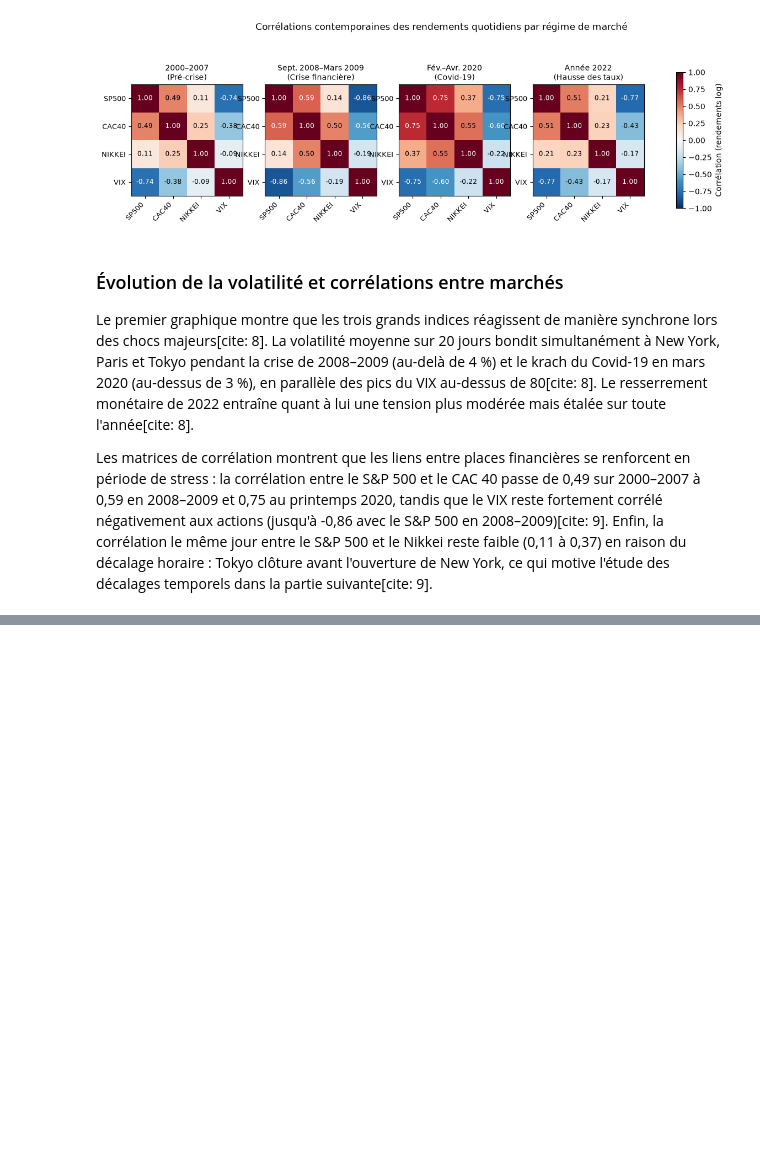
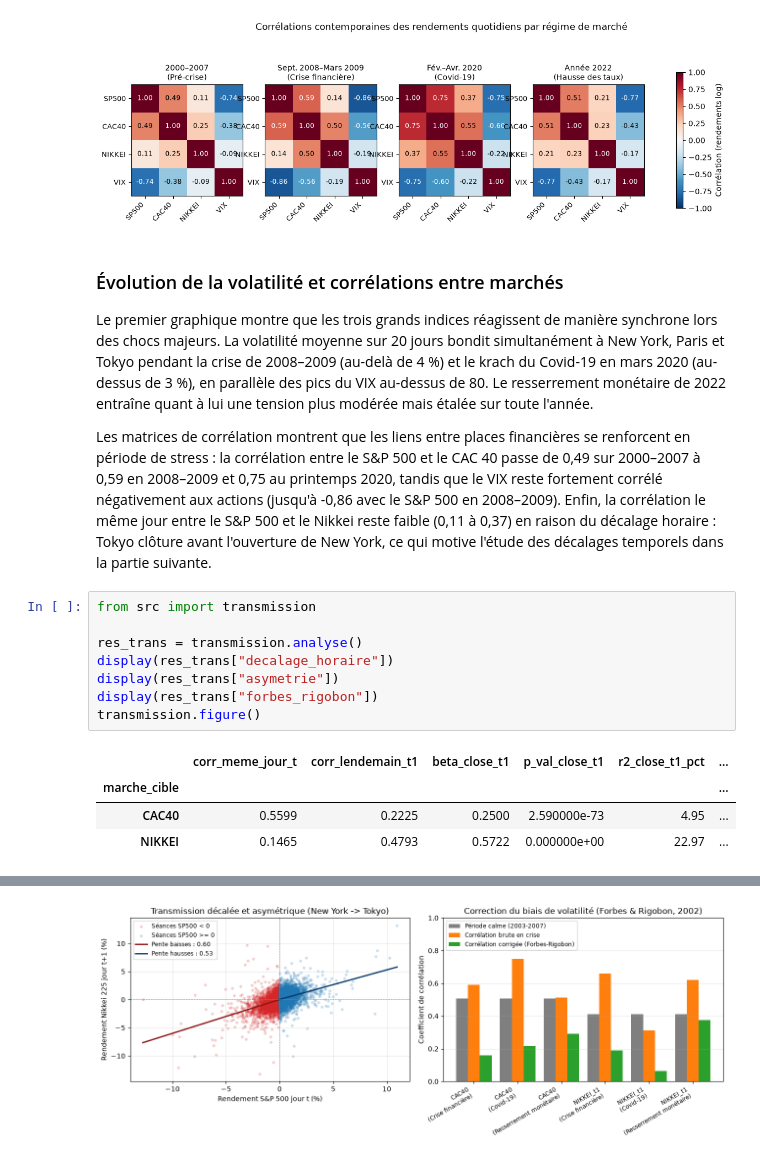
Before and after one commit to Aldm765/Ensae-projet-python-2026, a Jupyter notebook: brouillons/marches.ipynb, the cells around one changed output, grey strips where cells are left out. Saved outputs shown, nothing was run; the diff lists cells and outputs as text; blank space fills up the shorter version.

Commit message:
Ajouter l'analyse de transmission, asymétrie et correction Forbes-Rigobon

```diff
--- a/brouillons/marches.ipynb
+++ b/brouillons/marches.ipynb
@@ -68,6 +68,19 @@ fig1, fig2 = figure()
 # %% [markdown]
 ### Évolution de la volatilité et corrélations entre marchés
 
-Le premier graphique montre que les trois grands indices réagissent de manière synchrone lors des chocs majeurs[cite: 8]. La volatilité moyenne sur 20 jours bondit simultanément à New York, Paris et Tokyo pendant la crise de 2008–2009 (au-delà de 4 %) et le krach du Covid-19 en mars 2020 (au-dessus de 3 %), en parallèle des pics du VIX au-dessus de 80[cite: 8]. Le resserrement monétaire de 2022 entraîne quant à lui une tension plus modérée mais étalée sur toute l'année[cite: 8].
+Le premier graphique montre que les trois grands indices réagissent de manière synchrone lors des chocs majeurs. La volatilité moyenne sur 20 jours bondit simultanément à New York, Paris et Tokyo pendant la crise de 2008–2009 (au-delà de 4 %) et le krach du Covid-19 en mars 2020 (au-dessus de 3 %), en parallèle des pics du VIX au-dessus de 80. Le resserrement monétaire de 2022 entraîne quant à lui une tension plus modérée mais étalée sur toute l'année.
 
-Les matrices de corrélation montrent que les liens entre places financières se renforcent en période de stress : la corrélation entre le S&P 500 et le CAC 40 passe de 0,49 sur 2000–2007 à 0,59 en 2008–2009 et 0,75 au printemps 2020, tandis que le VIX reste fortement corrélé négativement aux actions (jusqu'à -0,86 avec le S&P 500 en 2008–2009)[cite: 9]. Enfin, la corrélation le même jour entre le S&P 500 et le Nikkei reste faible (0,11 à 0,37) en raison du décalage horaire : Tokyo clôture avant l'ouverture de New York, ce qui motive l'étude des décalages temporels dans la partie suivante[cite: 9].
+Les matrices de corrélation montrent que les liens entre places financières se renforcent en période de stress : la corrélation entre le S&P 500 et le CAC 40 passe de 0,49 sur 2000–2007 à 0,59 en 2008–2009 et 0,75 au printemps 2020, tandis que le VIX reste fortement corrélé négativement aux actions (jusqu'à -0,86 avec le S&P 500 en 2008–2009). Enfin, la corrélation le même jour entre le S&P 500 et le Nikkei reste faible (0,11 à 0,37) en raison du décalage horaire : Tokyo clôture avant l'ouverture de New York, ce qui motive l'étude des décalages temporels dans la partie suivante.
+# %%
+from src import transmission
+
+res_trans = transmission.analyse()
+display(res_trans["decalage_horaire"])
+display(res_trans["asymetrie"])
+display(res_trans["forbes_rigobon"])
+transmission.figure()
+# %% [output]
+|  | corr_meme_jour_t | corr_lendemain_t1 | beta_close_t1 | p_val_close_t1 | r2_close_t1_pct | ... |
+| marche_cible |  |  |  |  |  | ... |
+| CAC40 | 0.5599 | 0.2225 | 0.2500 | 2.590000e-73 | 4.95 | ... |
+| NIKKEI | 0.1465 | 0.4793 | 0.5722 | 0.000000e+00 | 22.97 | ... |
@@ -73,0 +98 @@ Les matrices de corrélation montrent que les liens entre places financières se
+[figure, added]
```
Also changed, not shown: parts of 2 cells of this notebook, 1 other file.
